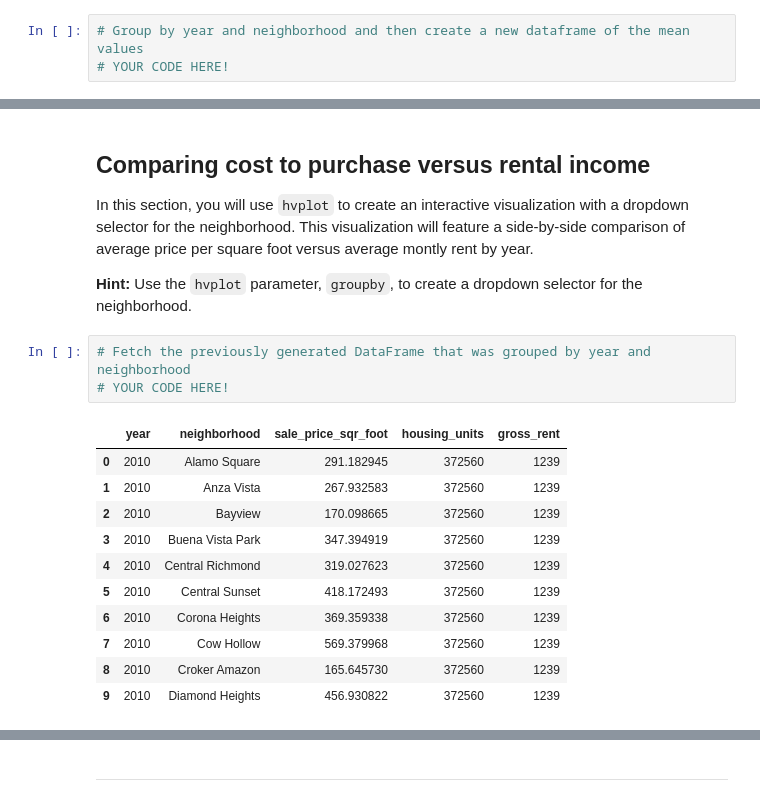
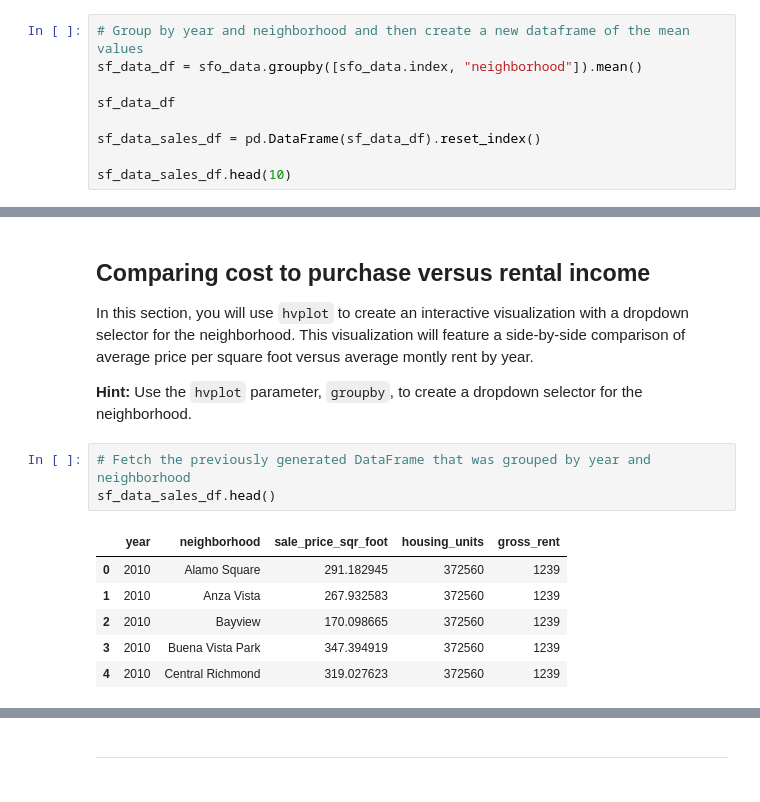
Before and after one commit to johnlardis/Week-6-Homework, a Jupyter notebook: Starter_Code/rental_analysis.ipynb, the cells around one changed output, grey strips where cells are left out. Drawn from its saved outputs; the diff is of its cells as text.

```diff
--- a/Starter_Code/rental_analysis.ipynb
+++ b/Starter_Code/rental_analysis.ipynb
@@ -114,7 +134,13 @@ In this section, you will use hvplot to create two interactive visulizations of
 **Hint:** It will be easier to create a new DataFrame from grouping the data and calculating the mean prices for each year and neighborhood
 # %%
 # Group by year and neighborhood and then create a new dataframe of the mean values
-# YOUR CODE HERE!
+sf_data_df = sfo_data.groupby([sfo_data.index, "neighborhood"]).mean()
+
+sf_data_df
+
+sf_data_sales_df = pd.DataFrame(sf_data_df).reset_index()
+
+sf_data_sales_df.head(10)
 # %% [output]
 |  | year | neighborhood | sale_price_sqr_foot | housing_units | gross_rent |
 | 0 | 2010 | Alamo Square | 291.182945 | 372560 | 1239 |
@@ -173,18 +210,13 @@ In this section, you will use `hvplot` to create an interactive visualization wi
 **Hint:** Use the `hvplot` parameter, `groupby`, to create a dropdown selector for the neighborhood.
 # %%
 # Fetch the previously generated DataFrame that was grouped by year and neighborhood
-# YOUR CODE HERE!
+sf_data_sales_df.head()
 # %% [output]
 |  | year | neighborhood | sale_price_sqr_foot | housing_units | gross_rent |
 | 0 | 2010 | Alamo Square | 291.182945 | 372560 | 1239 |
 | 1 | 2010 | Anza Vista | 267.932583 | 372560 | 1239 |
 | 2 | 2010 | Bayview | 170.098665 | 372560 | 1239 |
 | 3 | 2010 | Buena Vista Park | 347.394919 | 372560 | 1239 |
 | 4 | 2010 | Central Richmond | 319.027623 | 372560 | 1239 |
-| 5 | 2010 | Central Sunset | 418.172493 | 372560 | 1239 |
-| 6 | 2010 | Corona Heights | 369.359338 | 372560 | 1239 |
-| 7 | 2010 | Cow Hollow | 569.379968 | 372560 | 1239 |
-| 8 | 2010 | Croker Amazon | 165.645730 | 372560 | 1239 |
-| 9 | 2010 | Diamond Heights | 456.930822 | 372560 | 1239 |
 # %%
 # Plotting the data from the top 10 expensive neighborhoods
```
Also changed, not shown: parts of 24 cells of this notebook, 4 other files.
